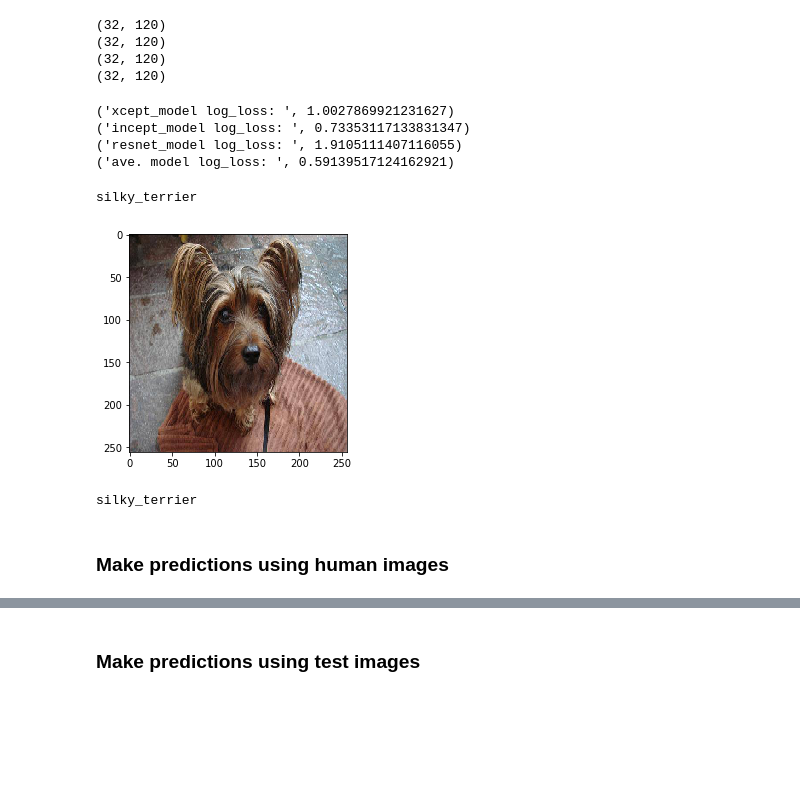
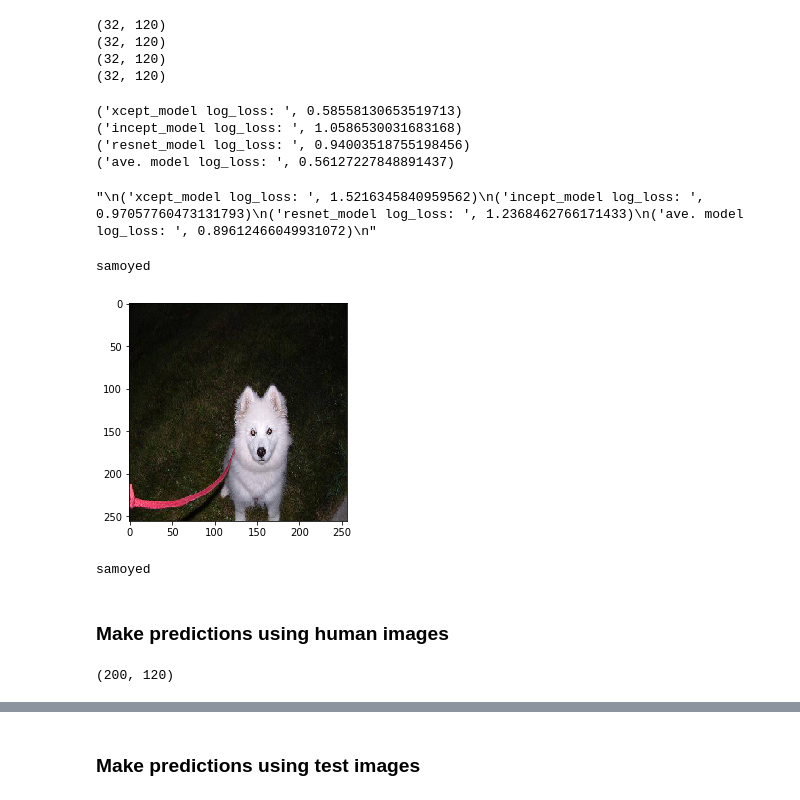
Before and after one commit to meccaLeccaHi/kaggle, a Jupyter notebook: kaggle-dogbreed.ipynb, the cells around one changed output, grey strips where cells are left out. Saved outputs shown, nothing was run; the diff lists cells and outputs as text; code cells hidden in the pictures; blank space fills up the shorter version.

```diff
--- a/kaggle-dogbreed.ipynb
+++ b/kaggle-dogbreed.ipynb
@@ -175,15 +176,15 @@ fig.savefig(RESULTS_DIR+'training_class_examples.png')
 Define model parameters
 # %%
 batch_size = 32
-epoch_count = 10
+epoch_count = 15
 input_shape = (256,256,3)
 valid_steps = 75 # Validation steps
 output_dim = len(os.listdir(TRAIN_DIR)) # n-way categorical classification task
 
 learning_rate = 1e-4
-decay_rate = learning_rate / epoch_count
+#decay_rate = learning_rate / epoch_count
 
-fc_layer_size = 1024
+fc_layer_size = 512
 # %% [markdown]
 Load ground truth from .csv file
 # %%
@@ -661,8 +719,16 @@ print('resnet_model log_loss: ', log_loss(batch_y, resnet_mod_preds))
 
 ave_mod_pred = (xcept_mod_preds+incept_mod_preds)/2.0
 print('ave. model log_loss: ', log_loss(batch_y, ave_mod_pred))
+
+'''
+('xcept_model log_loss: ', 1.5216345840959562)
+('incept_model log_loss: ', 0.97057760473131793)
+('resnet_model log_loss: ', 1.2368462766171433)
+('ave. model log_loss: ', 0.89612466049931072)
+'''
 # %% [output]
-('xcept_model log_loss: ', 1.0027869921231627)
-('incept_model log_loss: ', 0.73353117133831347)
-('resnet_model log_loss: ', 1.9105111407116055)
-('ave. model log_loss: ', 0.59139517124162921)
+('xcept_model log_loss: ', 0.58558130653519713)
+('incept_model log_loss: ', 1.0586530031683168)
+('resnet_model log_loss: ', 0.94003518755198456)
+('ave. model log_loss: ', 0.56127227848891437)
+"\n('xcept_model log_loss: ', 1.5216345840959562)\n('incept_model log_loss: ', 0.97057760473131793)\n('resnet_model log_loss: ', 1.2368462766171433)\n('ave. model log_loss: ', 0.89612466049931072)\n"
@@ -671,18 +735,18 @@ inverted_dict = dict([[v,k] for k,v in valid_generator.class_indices.items()])
 # %%
-i = 1
+i = 7
 # Show actual image class
 print(inverted_dict[np.argmax(batch_y[i])])
 
 # Show image
 plt.imshow(batch_x[i])
 plt.show()
 
 # Show predicted image class
 print(inverted_dict.values()[np.argmax(xcept_mod_preds[i])])
 # %% [output]
-silky_terrier
+samoyed
-[figure, old version]
+[figure, new version]
-silky_terrier
+samoyed
 # %% [markdown]
 ### Make predictions using human images
 # %%
@@ -707,0 +769,5 @@ x_humans  = np.array(x_humans, np.float32) / 255.
+# %%
+foo = incept_mod.predict(x_humans)
+foo.shape
+# %% [output]
+(200, 120)
```
Also changed, not shown: parts of 20 cells of this notebook.
